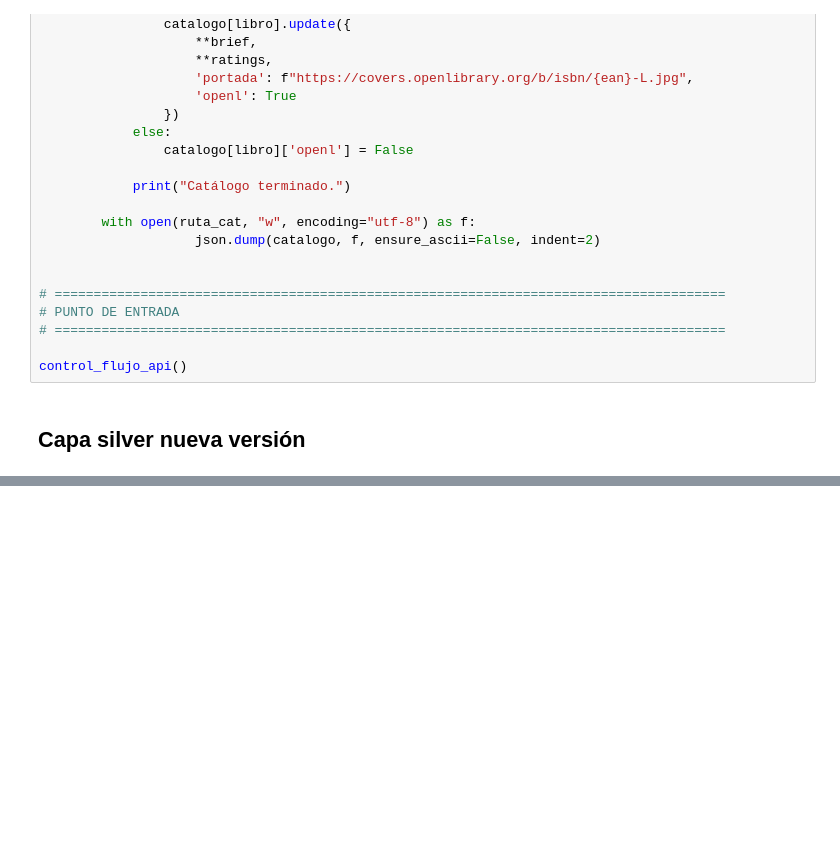
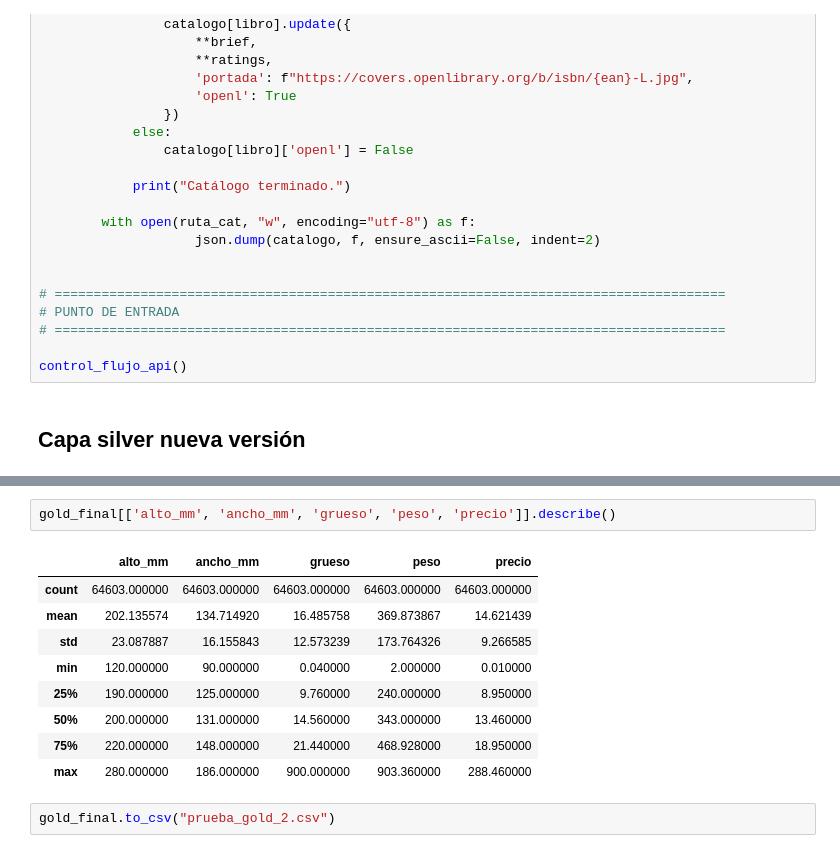
Before and after one commit to anava122002/Trabajo-Fin-de-Master, a Jupyter notebook: getting_data.ipynb, the cells around one changed output, grey strips where cells are left out. Drawn from its saved outputs; the diff is of its cells as text; blank space fills up the shorter version.

```diff
--- a/getting_data.ipynb
+++ b/getting_data.ipynb
@@ -542,0 +949,14 @@ def inferencia_categoria(df, categorias=SUBCATEGORIAS):
+# %%
+gold_final[['alto_mm', 'ancho_mm', 'grueso', 'peso', 'precio']].describe()
+# %% [output]
+|  | alto_mm | ancho_mm | grueso | peso | precio |
+| count | 64603.000000 | 64603.000000 | 64603.000000 | 64603.000000 | 64603.000000 |
+| mean | 202.135574 | 134.714920 | 16.485758 | 369.873867 | 14.621439 |
+| std | 23.087887 | 16.155843 | 12.573239 | 173.764326 | 9.266585 |
+| min | 120.000000 | 90.000000 | 0.040000 | 2.000000 | 0.010000 |
+| 25% | 190.000000 | 125.000000 | 9.760000 | 240.000000 | 8.950000 |
+| 50% | 200.000000 | 131.000000 | 14.560000 | 343.000000 | 13.460000 |
+| 75% | 220.000000 | 148.000000 | 21.440000 | 468.928000 | 18.950000 |
+| max | 280.000000 | 186.000000 | 900.000000 | 903.360000 | 288.460000 |
+# %%
+gold_final.to_csv("prueba_gold_2.csv")
```
Also changed, not shown: parts of 10 cells of this notebook, 10 other files.
